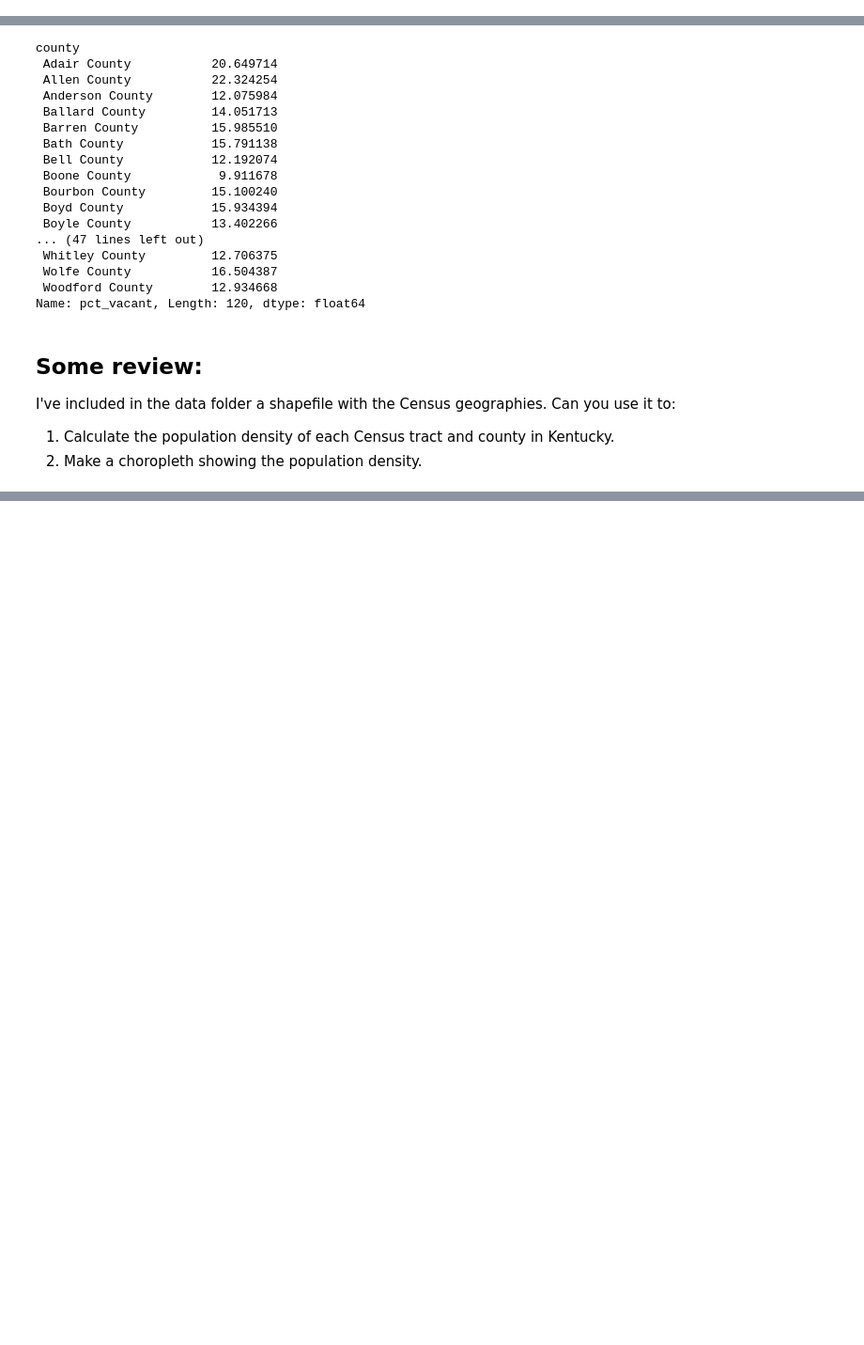
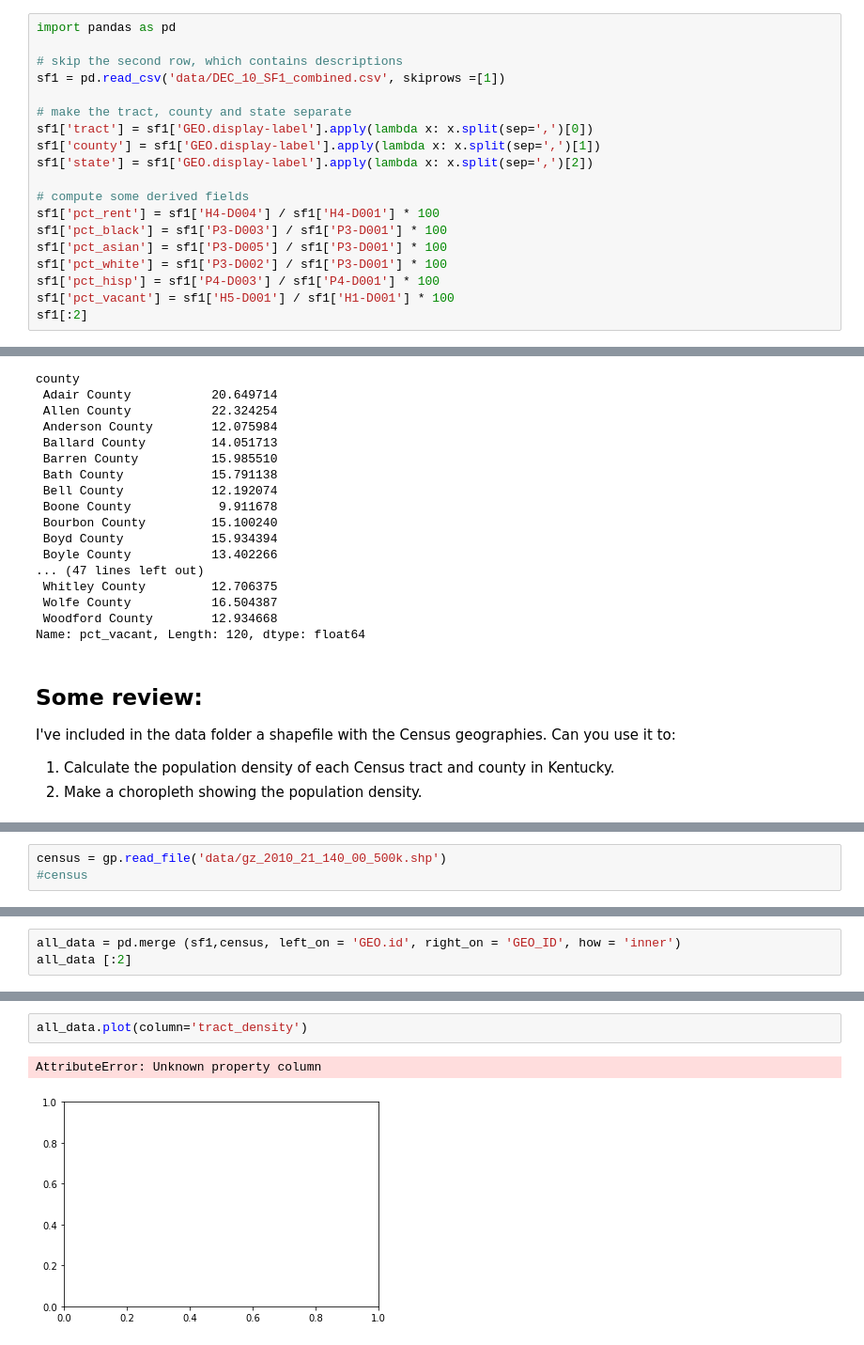
Before and after one commit to rianatanzen068/ce599, a Jupyter notebook: 11-Grouping/groupby.ipynb, the cells around one changed output, grey strips where cells are left out. Shown at 94% size. Drawn from its saved outputs; the diff is of its cells as text; blank space fills up the shorter version.

```diff
--- a/11-Grouping/groupby.ipynb
+++ b/11-Grouping/groupby.ipynb
@@ -382,3 +382,22 @@ Calculate percent vacant by county.
 Calculate mean, min and max vacancy rate (at the block level) by county.
 
 Calculate the 90th percentile of vacancy rate (at the block level) by county.
+# %%
+import pandas as pd
+
+# skip the second row, which contains descriptions
+sf1 = pd.read_csv('data/DEC_10_SF1_combined.csv', skiprows =[1])
+
+# make the tract, county and state separate
+sf1['tract'] = sf1['GEO.display-label'].apply(lambda x: x.split(sep=',')[0])
+sf1['county'] = sf1['GEO.display-label'].apply(lambda x: x.split(sep=',')[1])
+sf1['state'] = sf1['GEO.display-label'].apply(lambda x: x.split(sep=',')[2])
+
+# compute some derived fields
+sf1['pct_rent'] = sf1['H4-D004'] / sf1['H4-D001'] * 100
+sf1['pct_black'] = sf1['P3-D003'] / sf1['P3-D001'] * 100
+sf1['pct_asian'] = sf1['P3-D005'] / sf1['P3-D001'] * 100
+sf1['pct_white'] = sf1['P3-D002'] / sf1['P3-D001'] * 100
+sf1['pct_hisp'] = sf1['P4-D003'] / sf1['P4-D001'] * 100
+sf1['pct_vacant'] = sf1['H5-D001'] / sf1['H1-D001'] * 100
+sf1[:2]
@@ -626,0 +660,3 @@ I've included in the data folder a shapefile with the Census geographies.  Can y
+# %%
+census = gp.read_file('data/gz_2010_21_140_00_500k.shp')
+#census
@@ -626,0 +665,3 @@ I've included in the data folder a shapefile with the Census geographies.  Can y
+# %%
+all_data = pd.merge (sf1,census, left_on = 'GEO.id', right_on = 'GEO_ID', how = 'inner')
+all_data [:2]
@@ -626,0 +808,5 @@ I've included in the data folder a shapefile with the Census geographies.  Can y
+# %%
+all_data.plot(column='tract_density')
+# %% [output]
+AttributeError: Unknown property column
+[figure, added]
```
Also changed, not shown: parts of 19 cells of this notebook, 1 other file.
